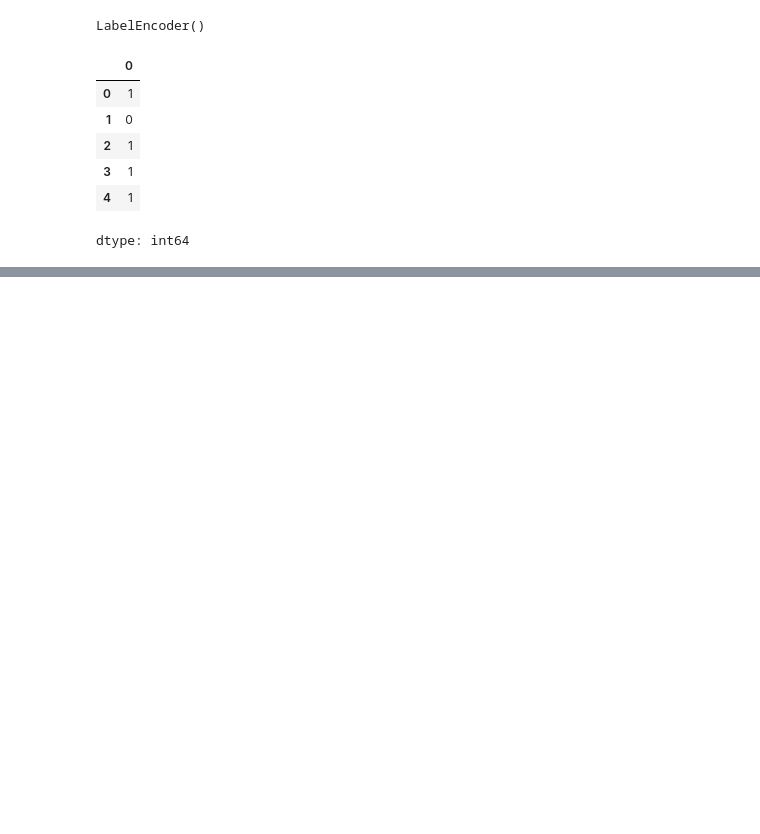
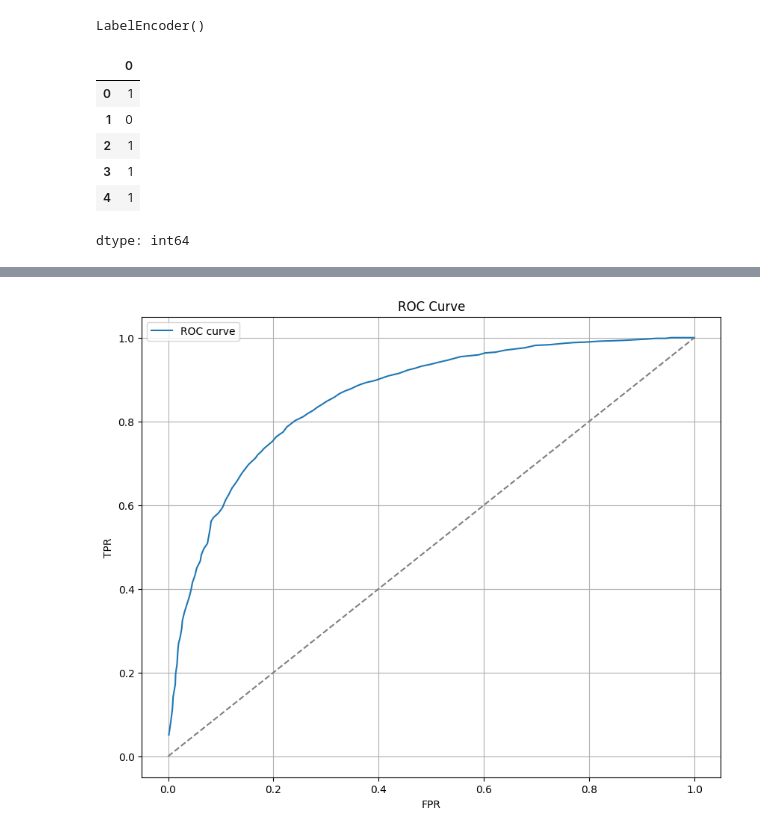
Before and after one commit to Arta-DS/-, a Jupyter notebook: Оценка_точности_модели,_переобучение,_регуляризация_athletes_classifier.ipynb, the cells around one changed output, grey strips where cells are left out. Cells and saved outputs as stored; diff of their text form; code cells hidden in the pictures; blank space fills up the shorter version.

```diff
--- a/Оценка_точности_модели,_переобучение,_регуляризация_athletes_classifier.ipynb
+++ b/Оценка_точности_модели,_переобучение,_регуляризация_athletes_classifier.ipynb
@@ -245,3 +239,38 @@ fpr
+# %%
+thresholds = np.arange(0, 1, 0.01)
+
+tprs = []
+fprs = []
+
+for threshold in thresholds:
+    # Определить предсказания на основе порога
+    pred = (predictions[:, 1] >= threshold).astype(int)
+
+    # Пересчитать TP, FP, FN, TN
+    tp = ((pred == 1) & (y_test == 1)).sum()
+    fp = ((pred == 1) & (y_test == 0)).sum()
+    fn = ((pred == 0) & (y_test == 1)).sum()
+    tn = ((pred == 0) & (y_test == 0)).sum()
+
+    # Рассчитать TPR и FPR
+    tpr = tp / (tp + fn)
+    fpr = fp / (fp + tn)
+
+    tprs.append(tpr)
+    fprs.append(fpr)
+
+# Построение ROC-кривой
+plt.figure(figsize=(10, 8))
+plt.plot(fprs, tprs, label="ROC curve")
+plt.plot([0, 1], [0, 1], linestyle="--", color="gray")  # Диагональная линия
+plt.xlabel("FPR")
+plt.ylabel("TPR")
+plt.title("ROC Curve")
+plt.legend()
+plt.grid(True)
+plt.show()
+# %% [output]
+[figure, added]
 # %%
 tp = 0 # True positive
 fp = 0 # False positive
```
Also changed, not shown: parts of 40 cells of this notebook.
